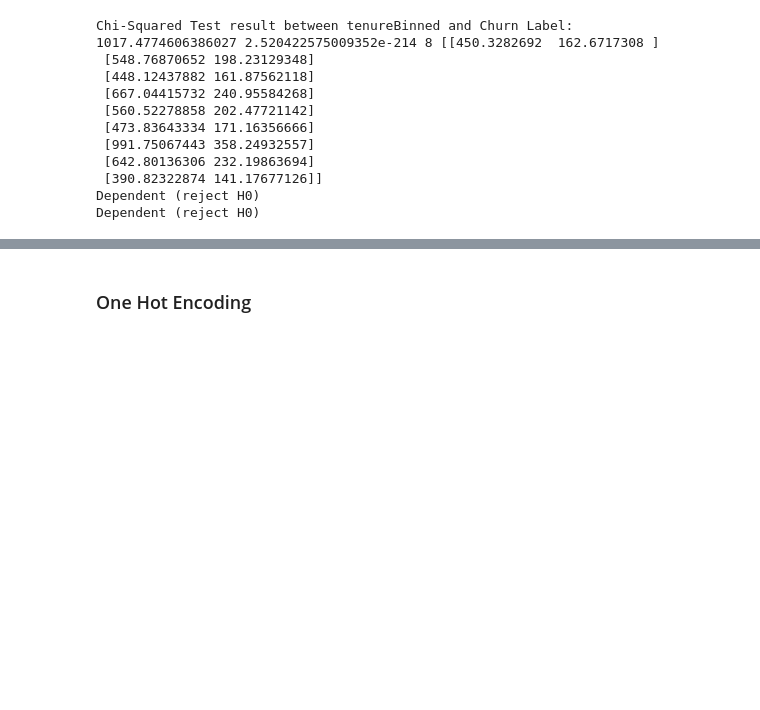
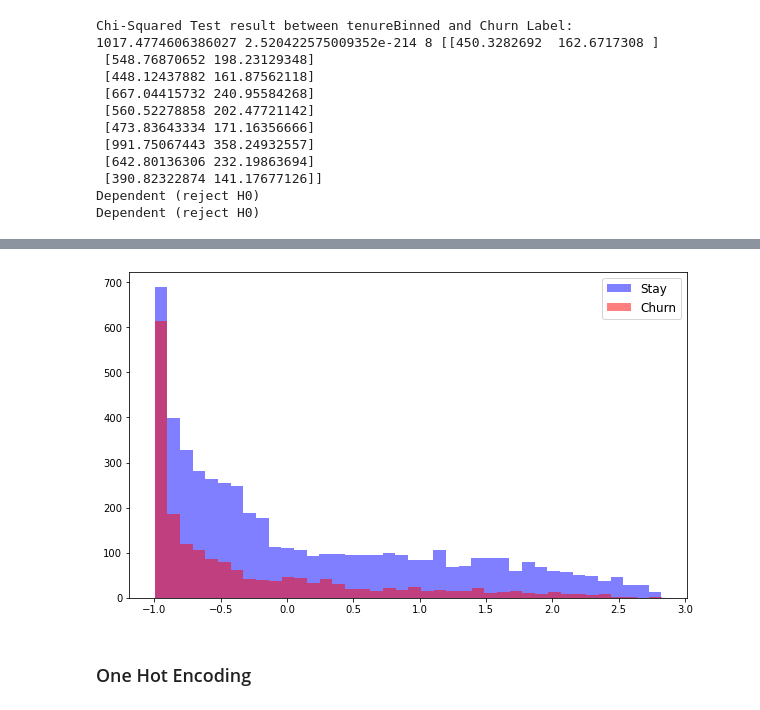
Before and after one commit to lucienwalewski/cse204project, a Jupyter notebook: src/preprocessing.ipynb, the cells around one changed output, grey strips where cells are left out. Cells and saved outputs as stored; diff of their text form; code cells hidden in the pictures; blank space fills up the shorter version.

```diff
--- a/src/preprocessing.ipynb
+++ b/src/preprocessing.ipynb
@@ -763,3 +819,7 @@ Dependent (reject H0)
+# %%
+plotHistogram('Total Charges')
+# %% [output]
+[figure, added]
 # %% [markdown]
 ### One Hot Encoding
 # %%
```
Also changed, not shown: parts of 12 cells of this notebook.
